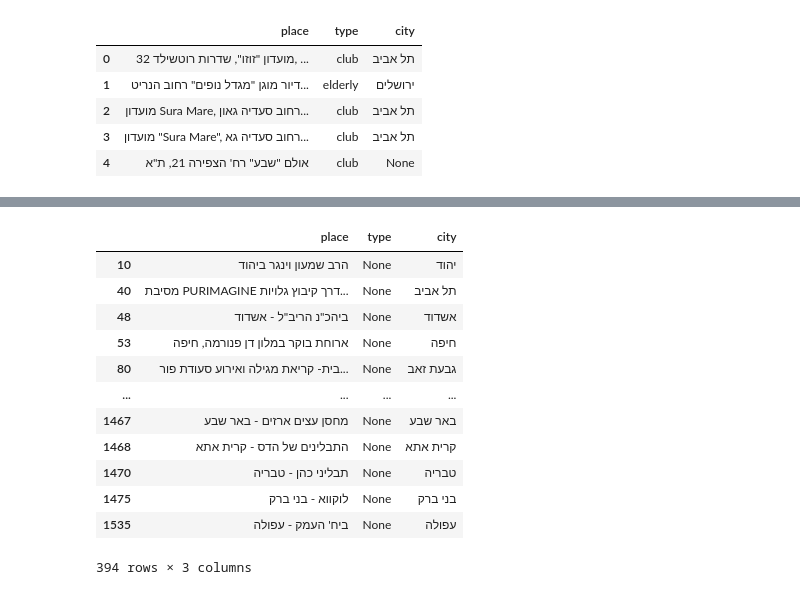
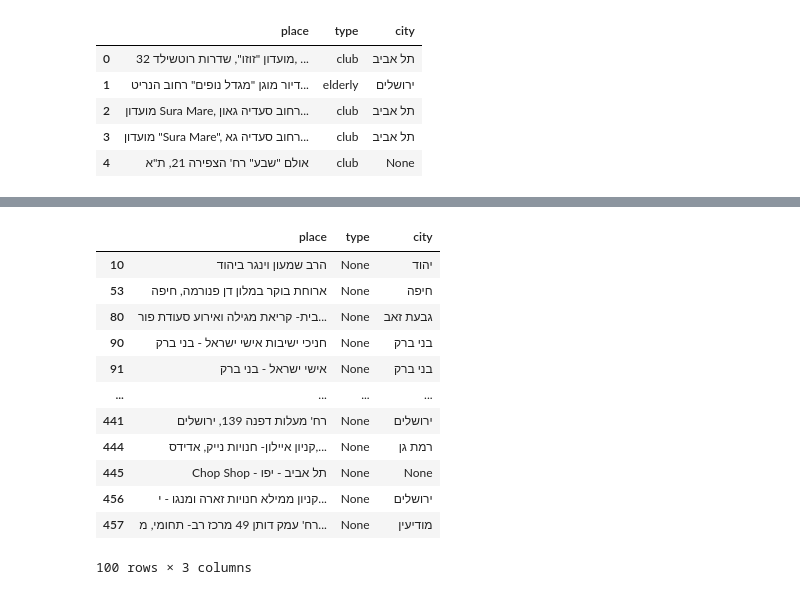
Before and after one commit to yuvalsolaz/geocore, a Jupyter notebook: notebooks/type_extraction.ipynb, the cells around one changed output, grey strips where cells are left out. Cells and saved outputs as stored; diff of their text form; code cells hidden in the pictures.

```diff
--- a/notebooks/type_extraction.ipynb
+++ b/notebooks/type_extraction.ipynb
@@ -21,8 +21,7 @@ ie = InfoExtractor()
 # %%
 df_text = df["place"].astype("str")
 # %%
-df_topics["type"] = df_topics["place"].apply(lambda x: ie.extract_type(x))
-df_topics["type"] = df_topics["type"].apply(lambda x: x[0] if len(x) > 0 else None)
+df_topics["type"] = df_topics["place"].apply(lambda x: None if ie.extract_type(x) is None else ie.extract_type(x)[0])
 df_topics["city"] = df_topics["place"].apply(ie.extract_city)
 df_topics["city"] = df_topics["city"].apply(lambda x: None if x == '   ' else x)
 # %%
@@ -84,16 +78,16 @@ df_topics[df_topics["city"].isna()] #failed cities extraction
 # %%
-df_topics[df_topics["type"].isna()]  #failed type extraction
+df_topics[df_topics["type"].isna()].head(100)  #failed type extraction
 # %% [output]
 |  | place | type | city |
 | 10 | הרב שמעון וינגר ביהוד | None | יהוד |
-| 40 | מסיבת PURIMAGINE דרך קיבוץ גלויות... | None | תל אביב |
-| 48 | ביהכ"נ הריב"ל - אשדוד | None | אשדוד |
 | 53 | ארוחת בוקר במלון דן פנורמה, חיפה | None | חיפה |
 | 80 | בית- קריאת מגילה ואירוע סעודת פור... | None | גבעת זאב |
+| 90 | חניכי ישיבות אישי ישראל - בני ברק | None | בני ברק |
+| 91 | אישי ישראל - בני ברק | None | בני ברק |
 | ... | ... | ... | ... |
-| 1467 | מחסן עצים ארזים - באר שבע | None | באר שבע |
-| 1468 | התבלינים של הדס - קרית אתא | None | קרית אתא |
-| 1470 | תבליני כהן - טבריה | None | טבריה |
-| 1475 | לוקווא - בני ברק | None | בני ברק |
-| 1535 | ביח' העמק - עפולה | None | עפולה |
+| 441 | רח' מעלות דפנה 139, ירושלים | None | ירושלים |
+| 444 | קניון איילון- חנויות נייק, אדידס,... | None | רמת גן |
+| 445 | Chop Shop - תל אביב - יפו | None | None |
+| 456 | קניון ממילא חנויות זארה ומנגו - י... | None | ירושלים |
+| 457 | רח' עמק דותן 49 מרכז רב- תחומי, מ... | None | מודיעין |
-394 rows × 3 columns
+100 rows × 3 columns
```
Also changed, not shown: parts of 4 cells of this notebook, 1 other file.
